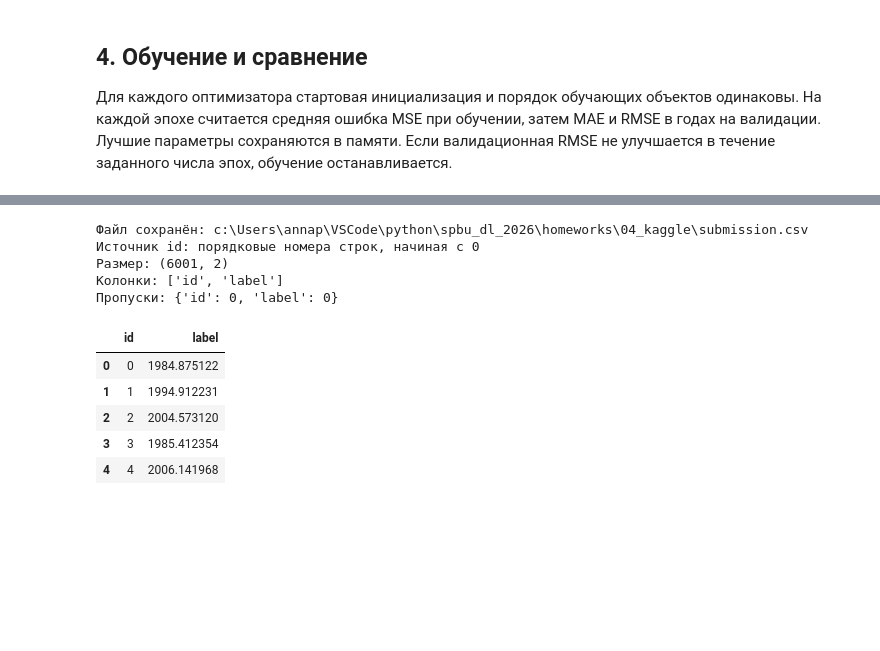
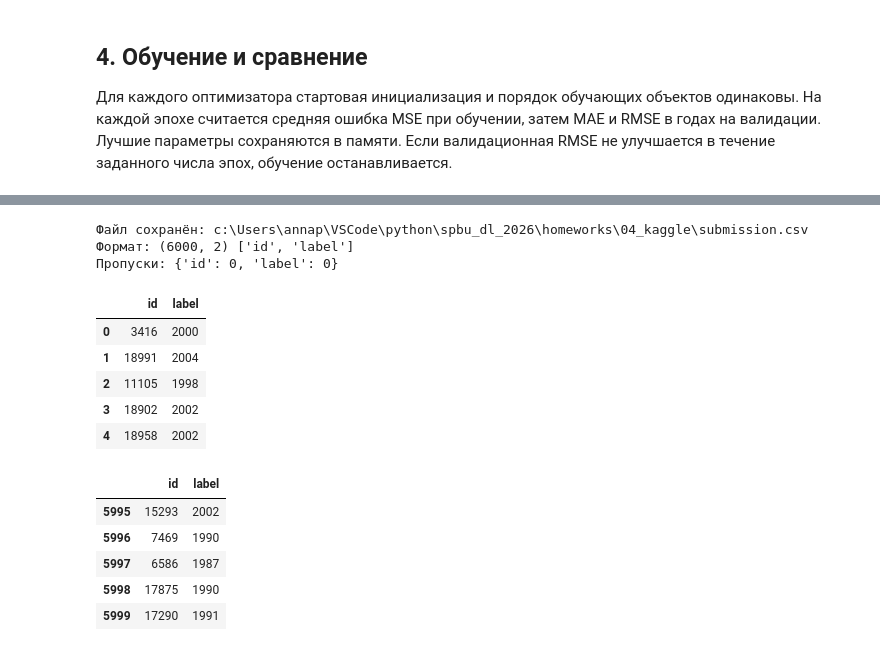
Before and after one commit to akpchelkova/spbu_dl_2026, a Jupyter notebook: homeworks/04_kaggle/04_kaggle.ipynb, the cells around one changed output, grey strips where cells are left out. Cells and saved outputs as stored; diff of their text form; code cells hidden in the pictures; blank space fills up the shorter version.

```diff
--- a/homeworks/04_kaggle/04_kaggle.ipynb
+++ b/homeworks/04_kaggle/04_kaggle.ipynb
@@ -368,7 +308,7 @@ def experiment(optimizer_name, optimizer_factory):
         val_mae, val_rmse, _, _ = metric_on_validation(model, valid_loader, y_mean, y_std)
         rows.append({"optimizer": optimizer_name, "epoch": epoch,
                      "train_mse_normalized": total_mse / total_count,
-                     "val_mae_years": val_mae, "val_rmse_years": val_rmse})
+                     "val_mae_years": val_mae, "val_rmse_years": val_rmse, "val_mse_years2": val_rmse ** 2})
         if val_rmse < best_rmse - 1e-4:
             best_rmse = val_rmse
             best_epoch = epoch
@@ -390,8 +330,12 @@ for name, factory in OPTIMIZER_FACTORIES.items():
 
 history = pd.DataFrame([row for item in experiments.values() for row in item["history"]])
 summary = pd.DataFrame([
-    {"optimizer": name, "best_epoch": item["best_epoch"], "val_rmse_years": item["best_rmse"]}
+    {"optimizer": name, "best_epoch": item["best_epoch"], "val_rmse_years": item["best_rmse"], "val_mse_years2": item["best_rmse"] ** 2}
     for name, item in experiments.items()
-]).sort_values("val_rmse_years")
+]).sort_values("val_mse_years2")
 display(summary.round(4))
+print(f"Baseline MSE: {validation_baseline_mse:.3f}")
+print(f"Best model MSE: {summary.iloc[0]['val_mse_years2']:.3f}")
+if summary.iloc[0]["val_mse_years2"] >= validation_baseline_mse:
+    print("Внимание: нейросеть пока не улучшила прогноз среднего года на валидации")
 # %% [output]
@@ -492,47 +434,41 @@ print(f"Итог: {best_name}, эпох: {final_epochs}, тестовых про
 # %%
+predictions = np.asarray(test_predictions, dtype=np.float64).reshape(-1)
+assert len(predictions) == len(TEST_IDS) == len(test_x_frame) == len(test_frame) == 6000
+assert np.isfinite(predictions).all()
 
-predictions = np.asarray(test_predictions, dtype=np.float64).reshape(-1)
-
-if sample_submission is not None and "id" in sample_submission.columns:
-    ids = sample_submission["id"].to_numpy()
-    id_source = "sample_submission.csv"
-elif "id" in test_frame.columns:
-    ids = test_frame["id"].to_numpy()
-    id_source = "test_x.csv"
-else:
-    ids = np.arange(len(predictions), dtype=np.int64)
-    id_source = "порядковые номера строк, начиная с 0"
-
-submission = pd.DataFrame({
-    "id": ids,
-    "label": predictions
-})
-
-assert len(submission) == len(test_frame), "Число прогнозов не совпадает с числом тестовых строк"
-assert submission["id"].notna().all(), "Найдены пустые id"
-assert submission["id"].is_unique, "ID должны быть уникальными"
-assert np.isfinite(submission["label"].to_numpy()).all(), "Есть пустые или некорректные предсказания"
+predicted_years = np.rint(predictions).astype(np.int64)
+submission = pd.DataFrame({"id": TEST_IDS, "label": predicted_years})
+assert submission.columns.tolist() == ["id", "label"]
+assert submission["id"].equals(test_x_frame["id"].reset_index(drop=True))
+assert submission["id"].is_unique
+assert submission.notna().all().all()
 
 SUBMISSION_PATH = DATA_DIR.parent / "submission.csv"
 submission.to_csv(SUBMISSION_PATH, index=False)
-
+check = pd.read_csv(SUBMISSION_PATH)
+assert check.shape == (6000, 2)
+assert check.columns.tolist() == ["id", "label"]
+assert check["id"].equals(test_x_frame["id"].reset_index(drop=True))
+assert (check["label"] == check["label"].astype(np.int64)).all()
 print("Файл сохранён:", SUBMISSION_PATH)
-print("Источник id:", id_source)
-print("Размер:", submission.shape)
-print("Колонки:", submission.columns.tolist())
-print("Пропуски:", submission.isna().sum().to_dict())
-
-display(submission.head(5))
+print("Формат:", check.shape, check.columns.tolist())
+print("Пропуски:", check.isna().sum().to_dict())
+display(check.head(5))
+display(check.tail(5))
 # %% [output]
 Файл сохранён: c:\Users\annap\VSCode\python\spbu_dl_2026\homeworks\04_kaggle\submission.csv
-Источник id: порядковые номера строк, начиная с 0
-Размер: (6001, 2)
-Колонки: ['id', 'label']
+Формат: (6000, 2) ['id', 'label']
 Пропуски: {'id': 0, 'label': 0}
 |  | id | label |
-| 0 | 0 | 1984.875122 |
-| 1 | 1 | 1994.912231 |
-| 2 | 2 | 2004.573120 |
-| 3 | 3 | 1985.412354 |
-| 4 | 4 | 2006.141968 |
+| 0 | 3416 | 2000 |
+| 1 | 18991 | 2004 |
+| 2 | 11105 | 1998 |
+| 3 | 18902 | 2002 |
+| 4 | 18958 | 2002 |
+|  | id | label |
+| 5995 | 15293 | 2002 |
+| 5996 | 7469 | 1990 |
+| 5997 | 6586 | 1987 |
+| 5998 | 17875 | 1990 |
+| 5999 | 17290 | 1991 |
 # %% [markdown]
```
Also changed, not shown: parts of 15 cells of this notebook, 1 other file.
